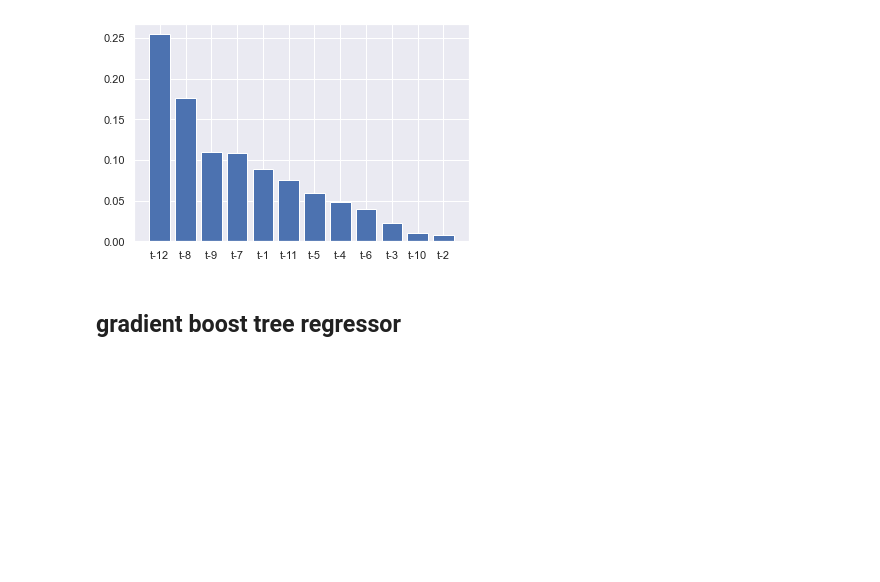
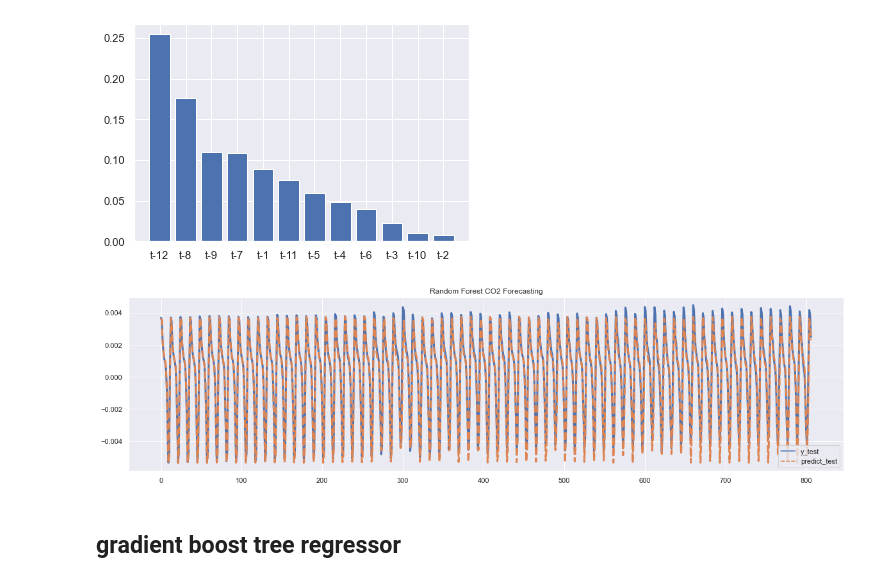
Before and after one commit to RicardoLeaoS/global-warming, a Jupyter notebook: co2_predict.ipynb, the cells around one changed output. Drawn from its saved outputs; the diff is of its cells as text; code cells hidden in the pictures; blank space fills up the shorter version.

Commit message:
refactorings + plotting test forecasting (of pct_change)

```diff
--- a/co2_predict.ipynb
+++ b/co2_predict.ipynb
@@ -228,6 +228,19 @@ plt.bar(x, importances[sorted_index], tick_label=labels)
 plt.show()
 # %% [output]
 [figure]
+# %%
+test_prediction_df = pd.DataFrame({'y_test': y_test.ravel(), 'predict_test': test_prediction})
+plt.subplots(figsize=(20,5))
+
+sns.lineplot(data=test_prediction_df, lw=3)
+plt.title('Random Forest CO2 Forecasting')
+
+plt.savefig('random_forest_co2_forecasting.pdf')
+
+plt.legend()
+plt.show()
+# %% [output]
+[figure, added]
 # %% [markdown]
 ## gradient boost tree regressor
 # %%
```
Also changed, not shown: parts of 5 cells of this notebook, 17 other files.
